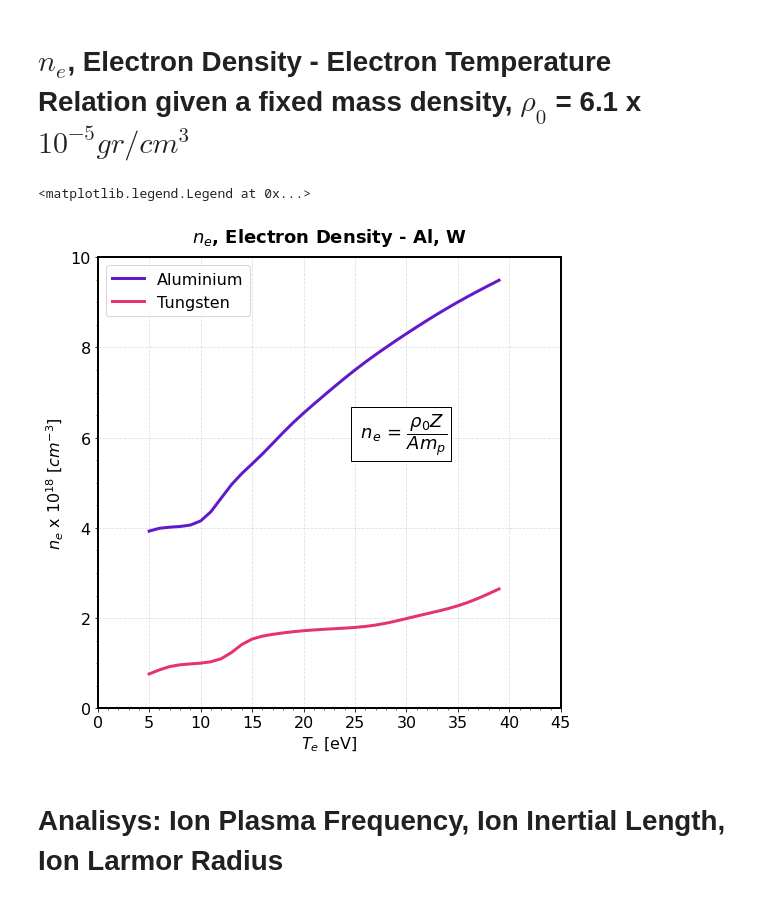
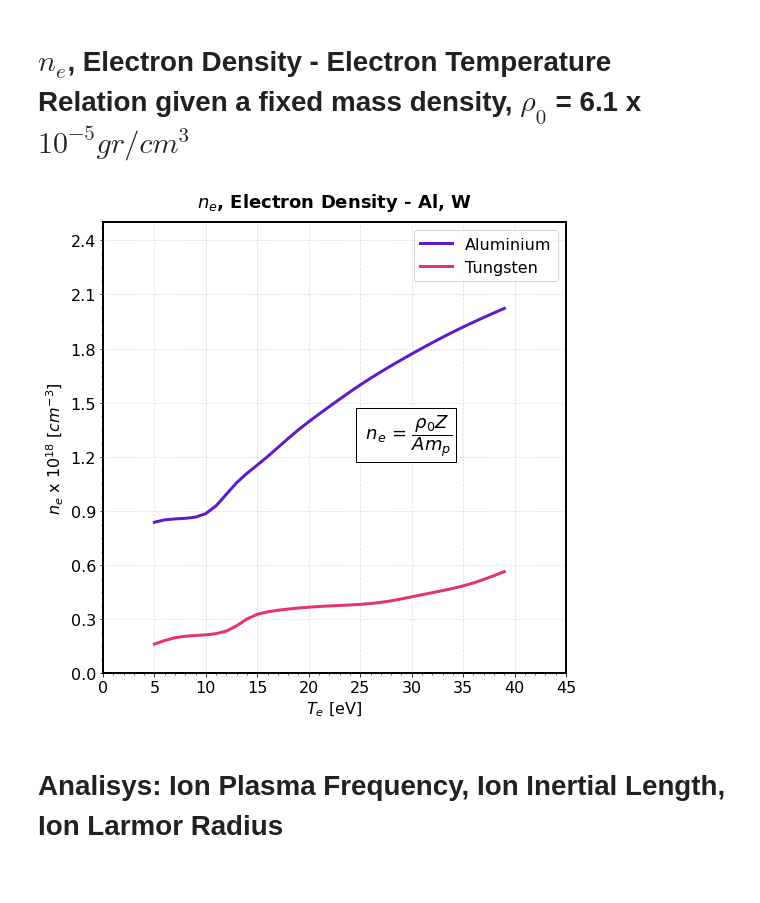
Before and after one commit to stemerlini/MagnetoRT, a Jupyter notebook: MagnetoRT.ipynb, the cells around one changed output. Drawn from its saved outputs; the diff is of its cells as text; code cells hidden in the pictures.

```diff
--- a/MagnetoRT.ipynb
+++ b/MagnetoRT.ipynb
@@ -385,47 +385,46 @@ ax0.legend(loc = 'best', fontsize = 16)
 # -------------------------------------------------------------------------------------
 Te      =    np.arange(5,40)       # electron temperature eV
 
-al_flow = {'A':27, 'density': 6.1e-5, 'Te': Te , 'Ti': Te, 'V':5e6,  'L':0.2, 'Atw': 1, 'Zsrc': 'exp', 'B': 5}
-w_flow  = {'A':183,'density': 6.1e-5, 'Te': Te , 'Ti': Te, 'V':5e6,  'L':0.2, 'Atw': 1, 'Zsrc': 'exp', 'B': 5}
+al_flow = {'A':27, 'density': 1.3e-5, 'Te': Te , 'Ti': Te, 'V':5e6,  'L':0.2, 'Atw': 1, 'Zsrc': 'exp', 'B': 5}
+w_flow  = {'A':183,'density': 1.3e-5, 'Te': Te , 'Ti': Te, 'V':5e6,  'L':0.2, 'Atw': 1, 'Zsrc': 'exp', 'B': 5}
 
 al  =   plasma(**al_flow)
 w   =   plasma(**w_flow)
 
 # PRETTY PLOT
 # --------------------------------------------------------------------------------------
 
 fig = plt.figure(figsize=(8.3,8.3))
 ax0 = fig.add_subplot()
 
 for axis in ['top','bottom','left','right']:
     ax0.spines[axis].set_linewidth(2)
 
 ax0.plot(Te, al.ne*1e-18, lw = '3', color = '#611ACA',label='Aluminium')
 ax0.plot(Te, w.ne*1e-18,  lw = '3', color = '#E53271',label='Tungsten')
 
 ax0.set_title('$n_e$, Electron Density - Al, W', fontsize = 18,  weight = 'bold', pad = "15")
 
-ax0.set_ylim([0,10])
+ax0.set_ylim([0,2.5])
 ax0.set_xlim([0,45])
 ax0.set_xticks(np.arange(0,46,5))
-ax0.set_yticks(np.arange(0,10.1,2))
+ax0.set_yticks(np.arange(0,2.51,0.3))
 
 
-ax0.text(25, 6,r' $n_e$ = $\dfrac{\rho_0 Z}{A m_p}$', fontsize = 18, color='black', bbox=dict(facecolor='white', edgecolor='black'))
+ax0.text(25, 1.3,r' $n_e$ = $\dfrac{\rho_0 Z}{A m_p}$', fontsize = 18, color='black', bbox=dict(facecolor='white', edgecolor='black'))
 
 # Plot Properties
 ax0.tick_params(labelsize=16)
 ax0.grid(True, linestyle='--', alpha = 0.4)
 
 ax0.set_xlabel(r'$T_e$ [eV]', fontsize=16)
 ax0.set_ylabel(r'$n_e$ x $10^{18}$ [$cm^{-3}$]', fontsize=16)
 ax0.minorticks_on()
 ax0.legend(loc = 'best', fontsize = 16)
 
-# plt.savefig('ElectronDensitySameMassDensity.png', dpi=330)
+# plt.savefig('ElectronDensity_1.3e-5_AL_W.png', dpi=330)
 # %% [output]
-<matplotlib.legend.Legend at 0x...>
-[figure, old version]
+[figure, new version]
 # %% [markdown]
 # Analisys: Ion Plasma Frequency, Ion Inertial Length, Ion Larmor Radius
 # %%
```
Also changed, not shown: parts of 12 cells of this notebook, 7 other files.
